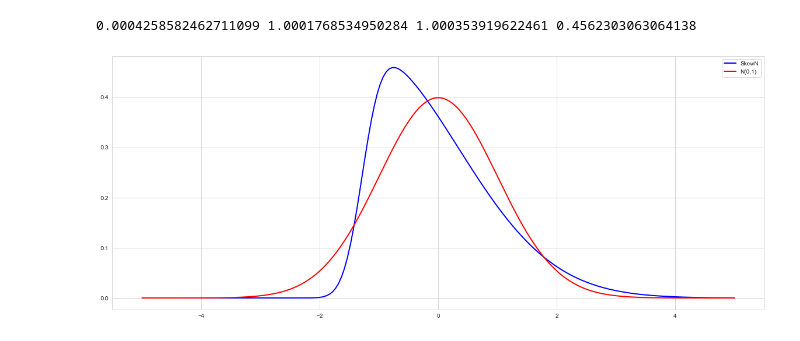
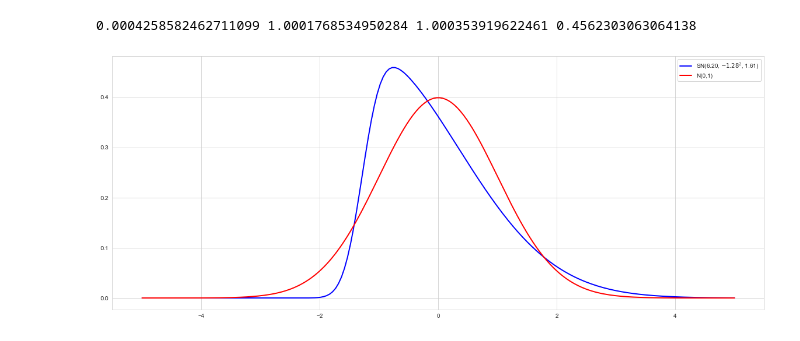
Before and after one commit to dbernaciak/playground, a Jupyter notebook: misc/relative_transformation.ipynb, the cells around one changed output. Cells and saved outputs as stored; diff of their text form; code cells hidden in the pictures.

```diff
--- a/misc/relative_transformation.ipynb
+++ b/misc/relative_transformation.ipynb
@@ -181,9 +183,9 @@ print(rv1_t.mean(), rv1_t.std(), (rv1_t**2).mean(), (rv1_t**3).mean())
 # %%
 fig, ax = plt.subplots(1, 1, figsize=(20, 8))
 x = np.linspace(-5, 5, 200)
-ax.plot(x, st.skewnorm.pdf(x, a=a4_t, loc=loc4_t, scale=scale4_t), 'b-', lw=2, label='SkewN')
+ax.plot(x, st.skewnorm.pdf(x, a=a4_t, loc=loc4_t, scale=scale4_t), 'b-', lw=2, label='SN(6.20, $-1.28^2$, 1.61)')
 ax.plot(x, st.norm.pdf(x), 'r-', lw=2, label='N(0,1)')
 ax.legend()
 plt.show()
 # %% [output]
-[figure, old version]
+[figure, new version]
```
Also changed, not shown: parts of 5 cells of this notebook.
